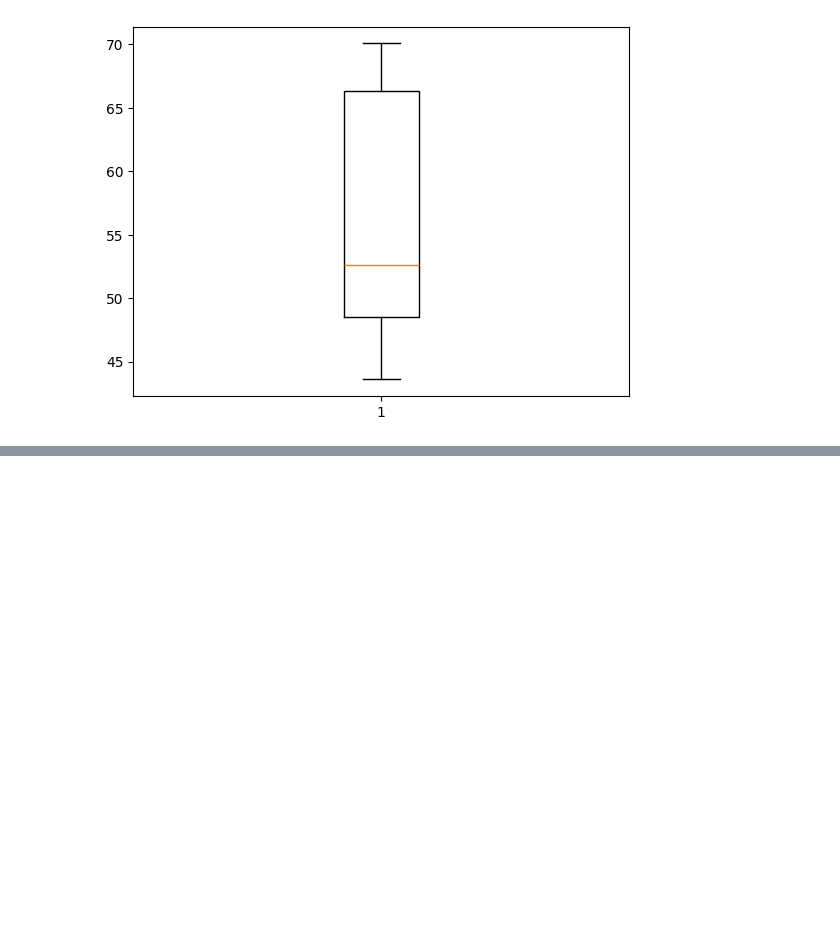
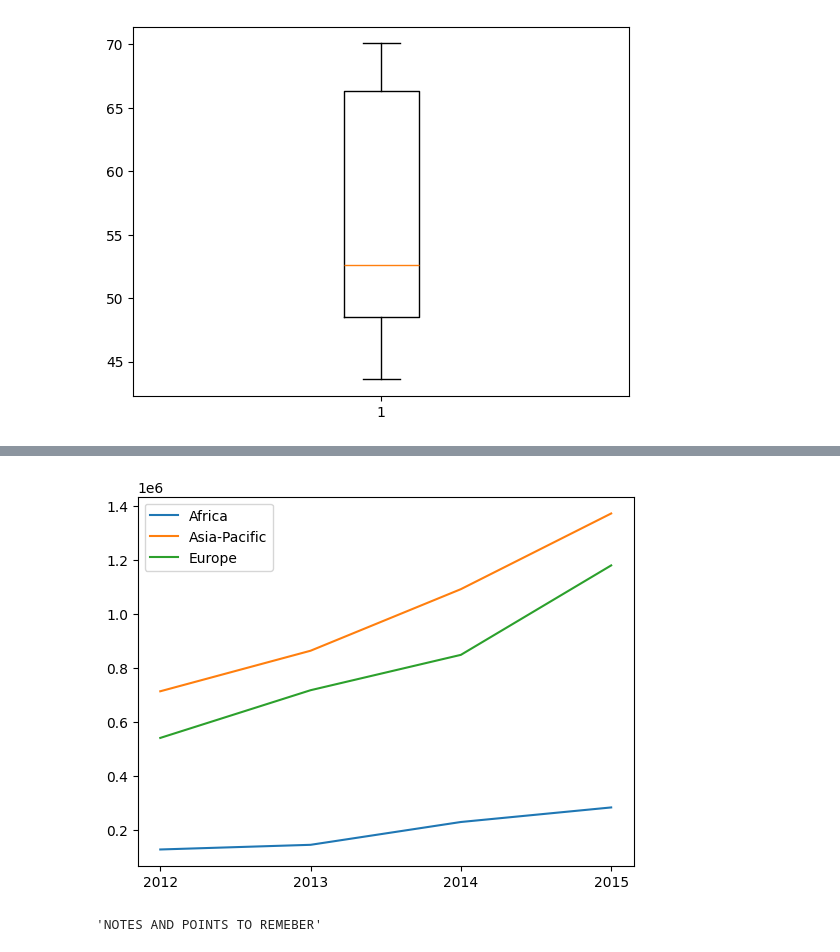
Before and after one commit to AnshumanMohapatra11121999/DataScienceAndAI-, a Jupyter notebook: Python_for_DataScience_MatplotlibOnly_ipynb.ipynb, the cells around one changed output, grey strips where cells are left out. Cells and saved outputs as stored; diff of their text form; code cells hidden in the pictures; blank space fills up the shorter version.

```diff
--- a/Python_for_DataScience_MatplotlibOnly_ipynb.ipynb
+++ b/Python_for_DataScience_MatplotlibOnly_ipynb.ipynb
@@ -352,0 +372,47 @@ Interquartile Range (IQR): 17.75500000000001
+# %%
+#but we want to plot a graph where sales in every country will be there wrt time so we need subplots
+fig,ax=plt.subplots()
+africa,=ax.plot(years,sales_Africa)
+africa.set_label("Africa")
+aspac,=ax.plot(years,sales_Asia_Pacific)
+aspac.set_label("Asia-Pacific")
+europe,=ax.plot(years,sales_Europe)
+europe.set_label("Europe")
+plt.legend()
+plt.show()
+
+'''NOTES AND POINTS TO REMEBER'''
+# Why is there a comma after africa, aspac, and europe?
+#
+# ax.plot() ALWAYS returns a list of Line2D objects,
+# even when plotting only one line.
+#
+# Example:
+#     ax.plot(x, y)  ->  [Line2D]
+#
+# Using a comma unpacks the single Line2D object from the list:
+#
+#     africa, = ax.plot(years, sales_Africa)
+#
+# This is equivalent to:
+#
+#     lines = ax.plot(years, sales_Africa)
+#     africa = lines[0]
+#
+# The comma is required so that 'africa' stores the Line2D object,
+# not the list containing it.
+#
+# Without the comma:
+#
+#     africa = ax.plot(years, sales_Africa)
+#
+# 'africa' would be a list, and calling methods like:
+#
+#     africa.set_label("Africa")
+#
+# would raise an error, because lists do not have set_label().
+#
+# This unpacking style is standard (idiomatic) in Matplotlib.
+# %% [output]
+[figure, added]
+'NOTES AND POINTS TO REMEBER'
```
Also changed, not shown: parts of 12 cells of this notebook.
